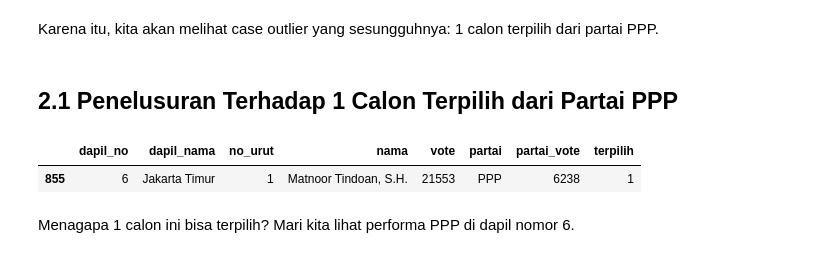
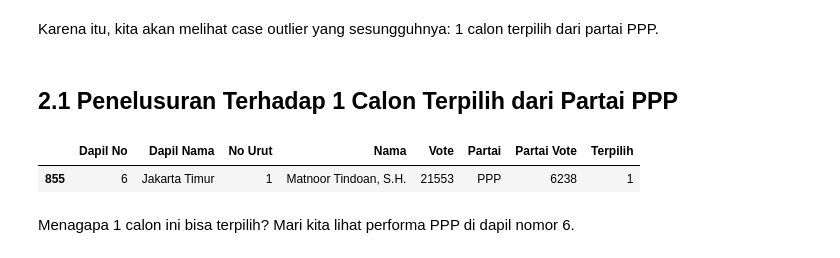
Before and after one commit to danjelito/pemilu-dki-2019, a Jupyter notebook: src/report.ipynb, the cells around one changed output. Saved outputs shown, nothing was run; the diff lists cells and outputs as text; code cells hidden in the pictures.

```diff
--- a/src/report.ipynb
+++ b/src/report.ipynb
@@ -289,9 +295,12 @@ Karena itu, kita akan melihat case outlier yang sesungguhnya: 1 calon terpilih d
 # %% [markdown]
 ## 2.1 Penelusuran Terhadap 1 Calon Terpilih dari Partai PPP
 # %%
-df.loc[(df['partai'] == 'PPP') & (df['terpilih'] == 1)]
+(df
+    .loc[(df['partai'] == 'PPP') & (df['terpilih'] == 1)]
+    .rename(columns=lambda c: c.replace("_", " ").title())
+)
 # %% [output]
-|  | dapil_no | dapil_nama | no_urut | nama | vote | partai | partai_vote | terpilih |
+|  | Dapil No | Dapil Nama | No Urut | Nama | Vote | Partai | Partai Vote | Terpilih |
 | 855 | 6 | Jakarta Timur | 1 | Matnoor Tindoan, S.H. | 21553 | PPP | 6238 | 1 |
 # %% [markdown]
 Menagapa 1 calon ini bisa terpilih? Mari kita lihat performa PPP di dapil nomor 6.
```
Also changed, not shown: parts of 8 cells of this notebook, 1 other file.
